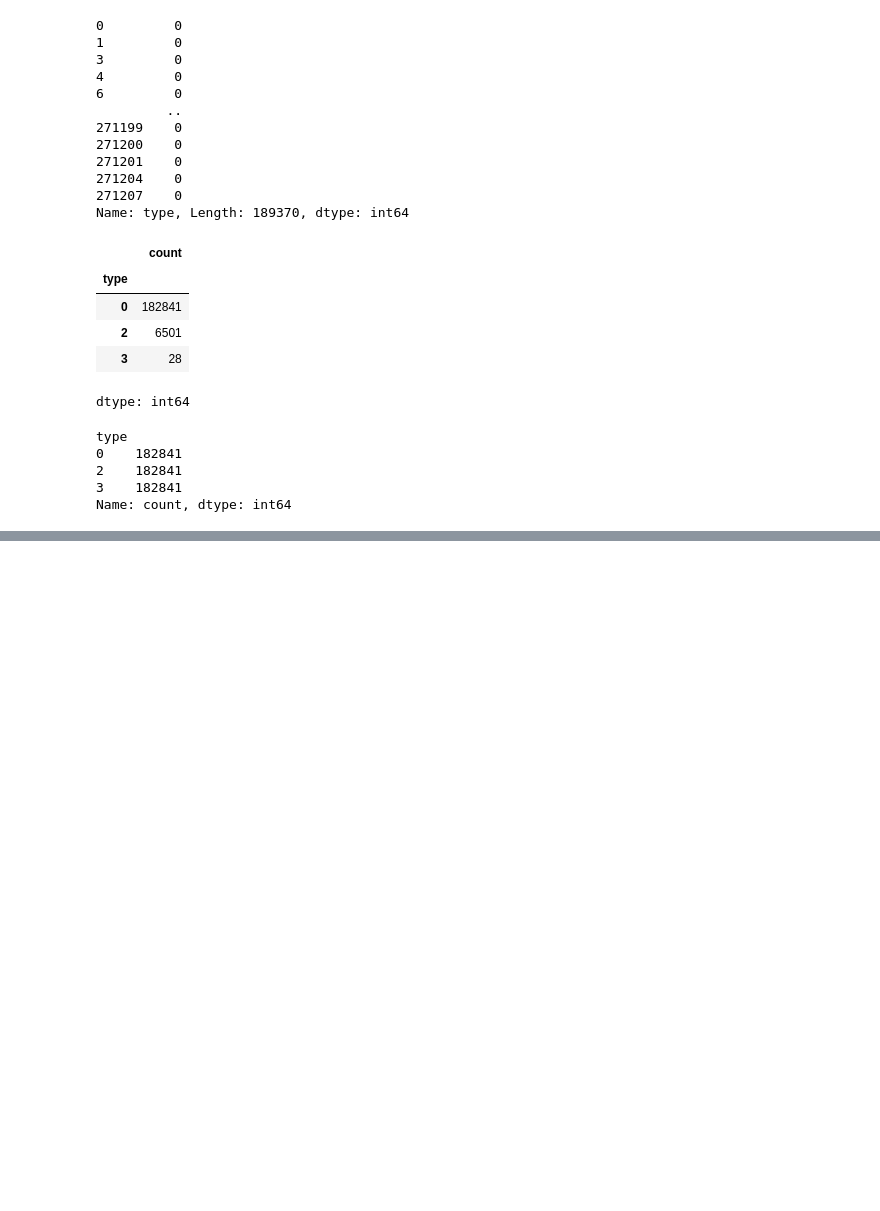
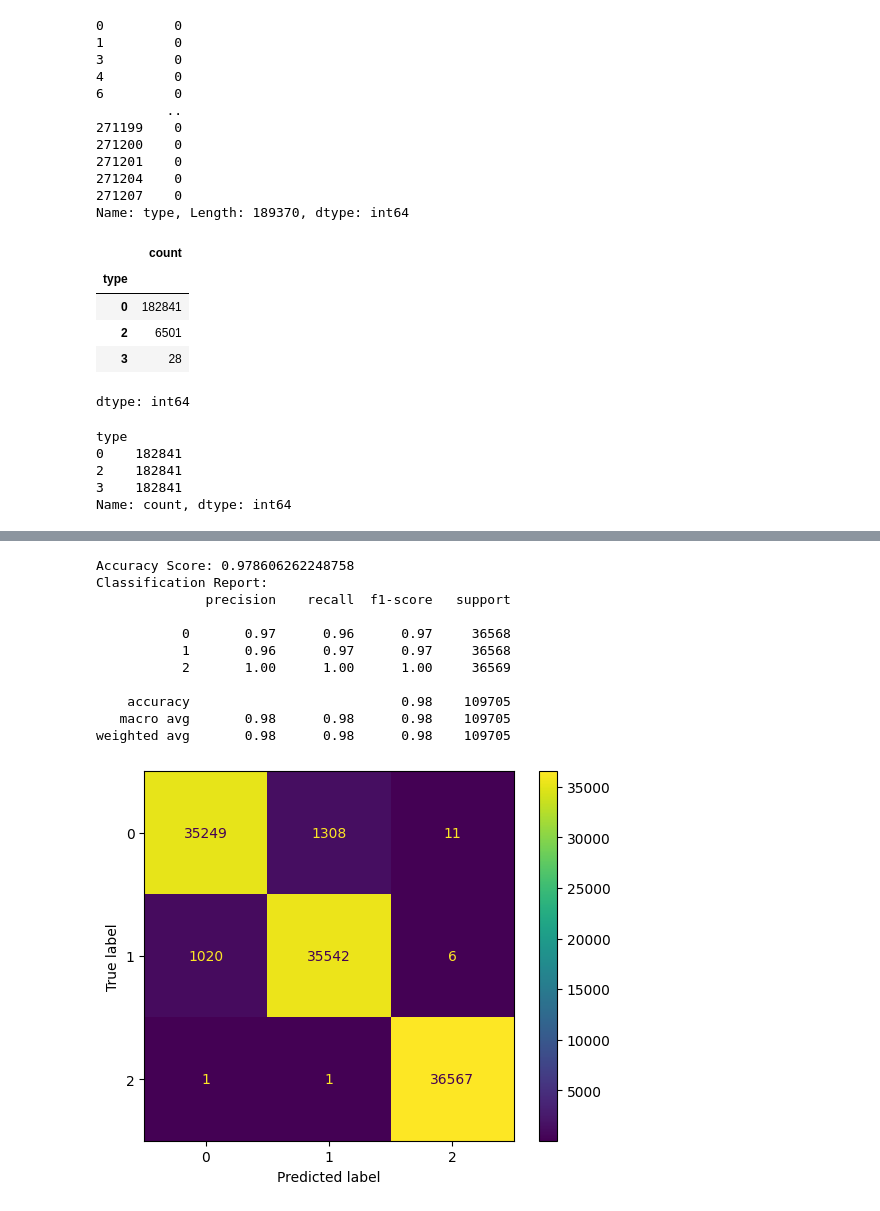
Before and after one commit to skyish21/Deforestation-Detection, a Jupyter notebook: Classification of Fire Types.ipynb, the cells around one changed output, grey strips where cells are left out. Cells and saved outputs as stored; diff of their text form; code cells hidden in the pictures; blank space fills up the shorter version.

```diff
--- a/Classification of Fire Types.ipynb
+++ b/Classification of Fire Types.ipynb
@@ -609,0 +706,17 @@ Name: count, dtype: int64
+# %%
+# Model 3
+rf = RandomForestClassifier()
+prediction(rf)
+# %% [output]
+Accuracy Score: 0.978606262248758
+Classification Report:
+              precision    recall  f1-score   support
+
+           0       0.97      0.96      0.97     36568
+           1       0.96      0.97      0.97     36568
+           2       1.00      1.00      1.00     36569
+
+    accuracy                           0.98    109705
+   macro avg       0.98      0.98      0.98    109705
+weighted avg       0.98      0.98      0.98    109705
+[figure, added]
```
Also changed, not shown: parts of 21 cells of this notebook.
